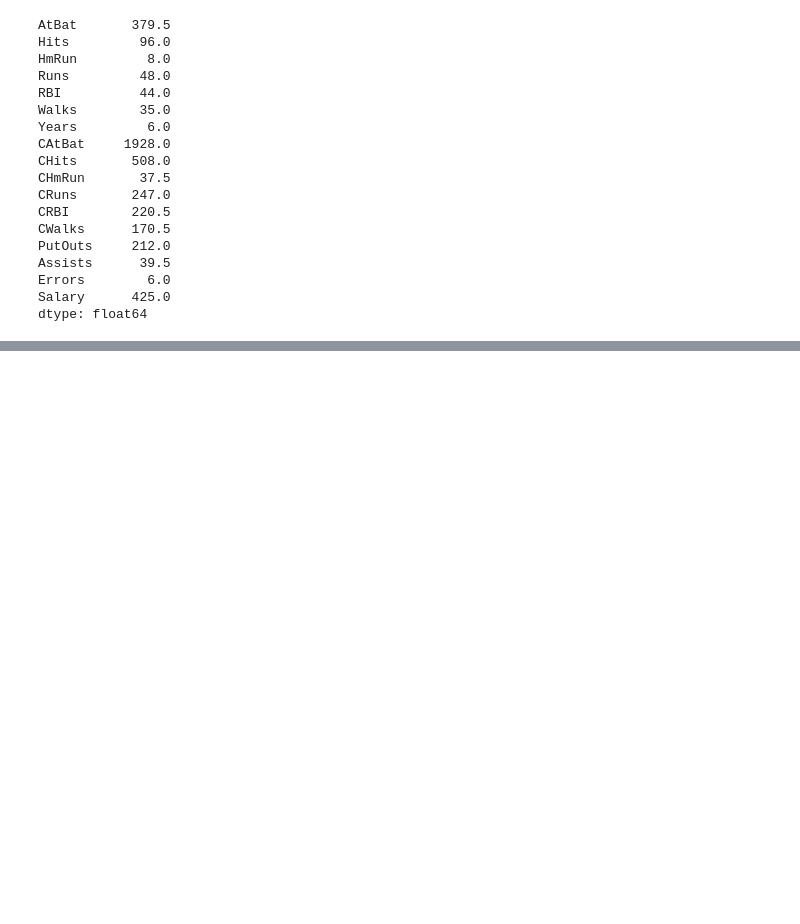
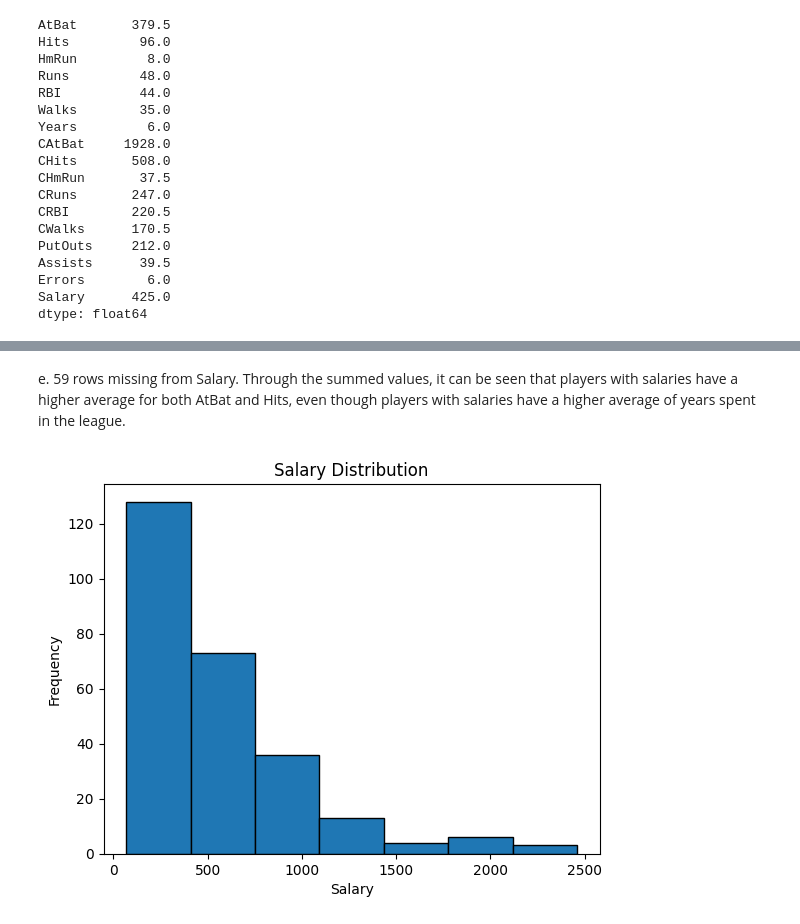
Before and after one commit to mmdanielewicz/code_2600, a Jupyter notebook: homework1.ipynb, the cells around one changed output, grey strips where cells are left out. Saved outputs shown, nothing was run; the diff lists cells and outputs as text; code cells hidden in the pictures; blank space fills up the shorter version.

```diff
--- a/homework1.ipynb
+++ b/homework1.ipynb
@@ -64,0 +111,12 @@ dtype: float64
+# %% [markdown]
+e. 59 rows missing from Salary. Through the summed values, it can be seen that players with salaries have a higher average for both AtBat and Hits, even though players with salaries have a higher average of years spent in the league.
+# %%
+salary_rows = hitters["Salary"].dropna()
+
+histogram = plt.hist(salary_rows, bins=7, edgecolor='black')
+plt.title("Salary Distribution")
+plt.xlabel("Salary")
+plt.ylabel("Frequency")
+plt.show()
+# %% [output]
+[figure, added]
```
Also changed, not shown: parts of 12 cells of this notebook, 1 other file.
